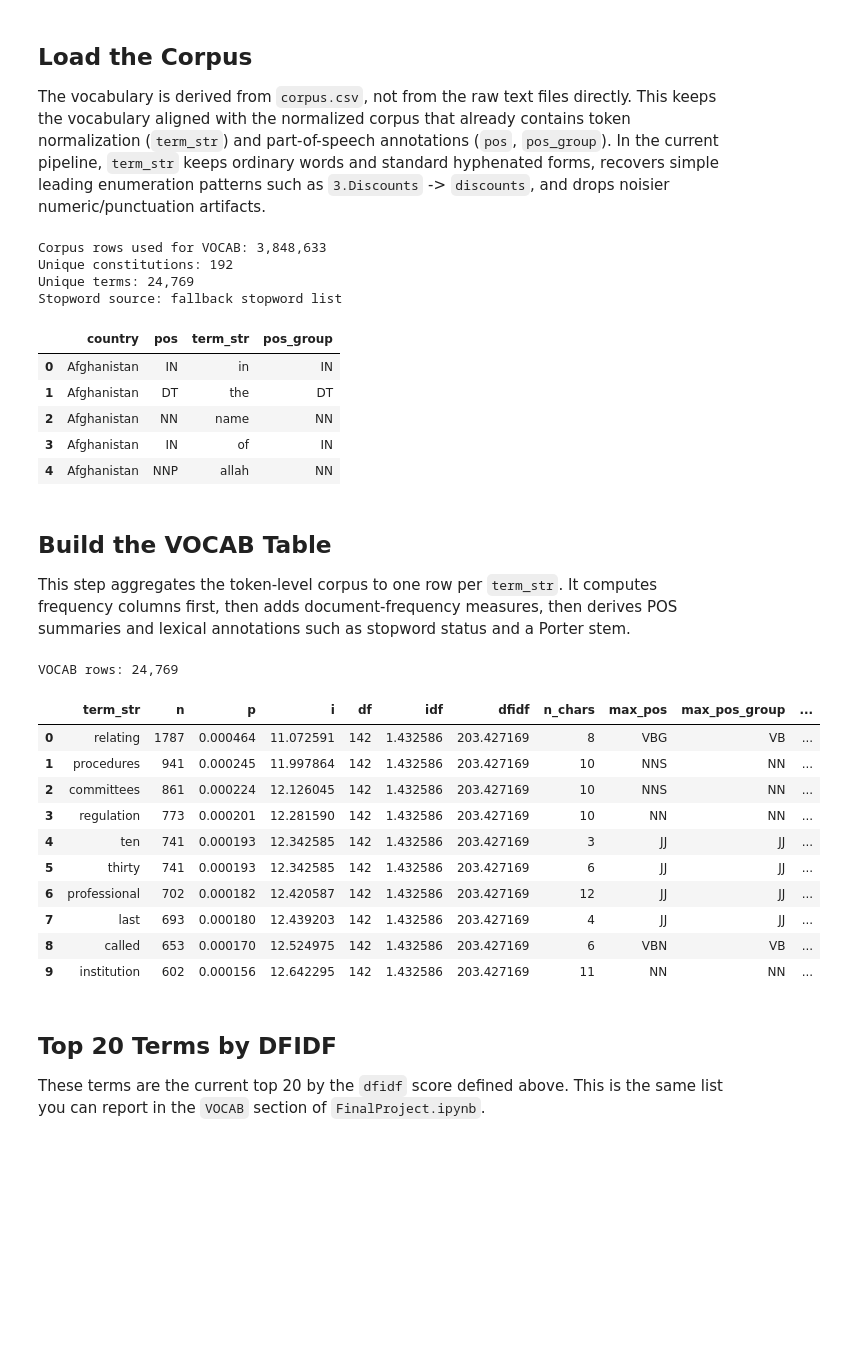
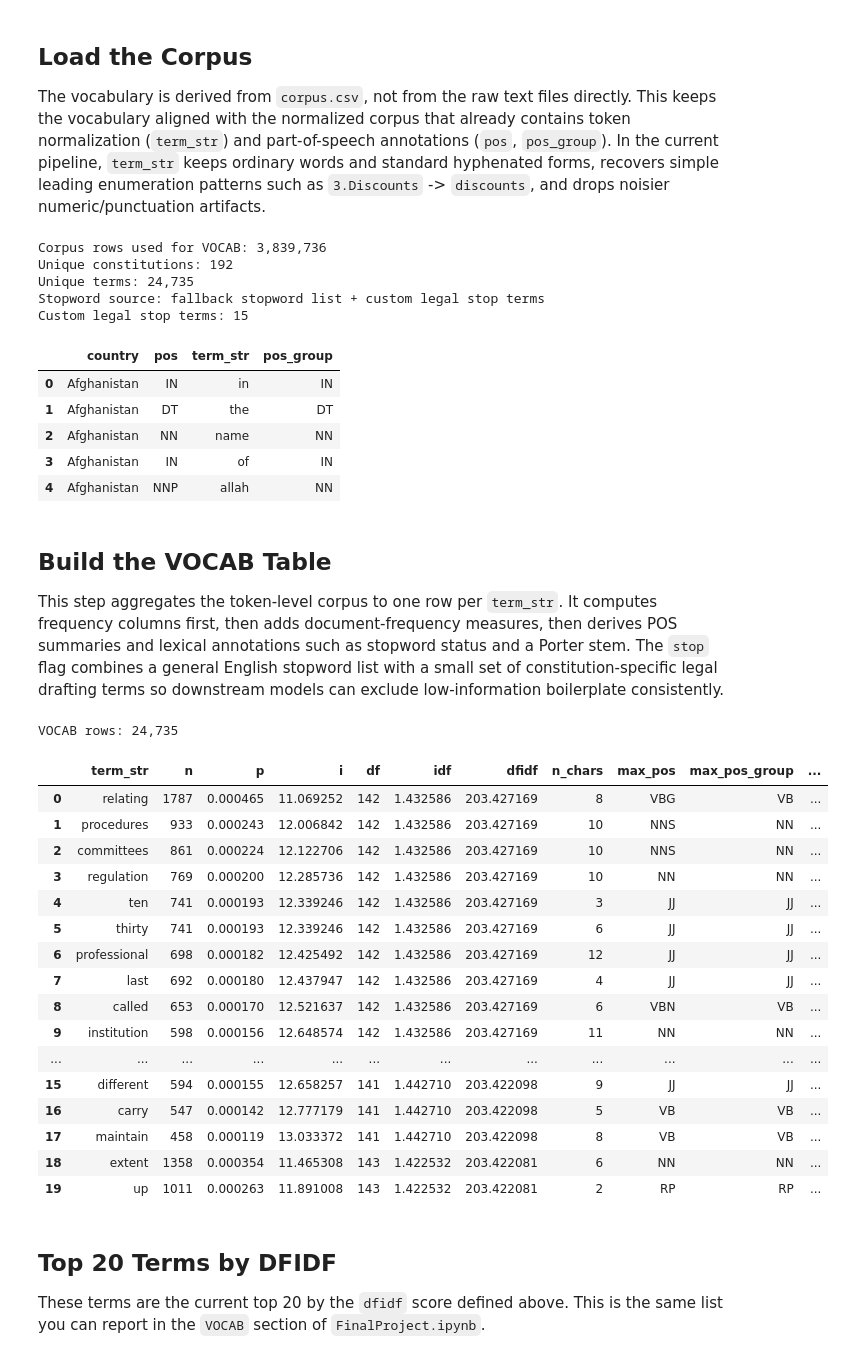
Before and after one commit to gknapp101/ds5001_final_project, a Jupyter notebook: build_vocab.ipynb, the cells around one changed output. Saved outputs shown, nothing was run; the diff lists cells and outputs as text; code cells hidden in the pictures; blank space fills up the shorter version.

```diff
--- a/build_vocab.ipynb
+++ b/build_vocab.ipynb
@@ -44,9 +44,17 @@ import numpy as np
 import pandas as pd
 from nltk.stem import PorterStemmer
 
+# Configure the core file paths and vocabulary-scoring options.
 CORPUS_CSV = Path('corpus.csv')
 OUTPUT_CSV = Path('vocab.csv')
 IDF_METHOD = 'smooth'
+
+# Domain-specific legal drafting terms treated as stopwords for this corpus.
+CUSTOM_LEGAL_STOP_TERMS = {
+    'article', 'articles', 'chapter', 'chapters', 'paragraph', 'paragraphs',
+    'part', 'parts', 'provision', 'provisions', 'section', 'sections',
+    'shall', 'subsection', 'subsections'
+}
 
 # Load stopwords from NLTK when available and fall back to a local list offline.
 FALLBACK_STOPWORDS = {
@@ -64,6 +72,9 @@ except LookupError:
     STOPWORDS = FALLBACK_STOPWORDS
     stopword_source = 'fallback stopword list'
 
+STOPWORDS = STOPWORDS | CUSTOM_LEGAL_STOP_TERMS
+stopword_source = f"{stopword_source} + custom legal stop terms"
+
 PORTER = PorterStemmer()
 # %% [markdown]
 ## Load the Corpus
@@ -84,12 +95,14 @@ print(f'Corpus rows used for VOCAB: {len(corpus):,}')
 print(f'Unique constitutions: {corpus["country"].nunique()}')
 print(f'Unique terms: {corpus["term_str"].nunique():,}')
 print(f'Stopword source: {stopword_source}')
+print(f'Custom legal stop terms: {len(CUSTOM_LEGAL_STOP_TERMS)}')
 corpus.head()
 # %% [output]
-Corpus rows used for VOCAB: 3,848,633
+Corpus rows used for VOCAB: 3,839,736
 Unique constitutions: 192
-Unique terms: 24,769
-Stopword source: fallback stopword list
+Unique terms: 24,735
+Stopword source: fallback stopword list + custom legal stop terms
+Custom legal stop terms: 15
 |  | country | pos | term_str | pos_group |
 | 0 | Afghanistan | IN | in | IN |
 | 1 | Afghanistan | DT | the | DT |
@@ -99,7 +112,7 @@ Stopword source: fallback stopword list
 # %% [markdown]
 ## Build the VOCAB Table
 
-This step aggregates the token-level corpus to one row per `term_str`. It computes frequency columns first, then adds document-frequency measures, then derives POS summaries and lexical annotations such as stopword status and a Porter stem.
+This step aggregates the token-level corpus to one row per `term_str`. It computes frequency columns first, then adds document-frequency measures, then derives POS summaries and lexical annotations such as stopword status and a Porter stem. The `stop` flag combines a general English stopword list with a small set of constitution-specific legal drafting terms so downstream models can exclude low-information boilerplate consistently.
 # %%
 def sorted_set_string(values) -> str:
     # Store unique values in a stable string form for easier inspection.
@@ -141,45 +154,51 @@ def build_vocab(corpus_df: pd.DataFrame) -> pd.DataFrame:
 
     # Summarize the dominant and full sets of POS labels for each term.
     pos_stats = corpus_df.groupby('term_str').agg(
         max_pos=('pos', dominant_value),
         max_pos_group=('pos_group', dominant_value),
         n_pos=('pos', 'nunique'),
         n_pos_group=('pos_group', 'nunique'),
         cat_pos=('pos', sorted_set_string),
         cat_pos_group=('pos_group', sorted_set_string),
     )
     vocab = vocab.join(pos_stats)
 
     # Add lexical flags used in later filtering and interpretation.
     vocab['stop'] = vocab.index.to_series().isin(STOPWORDS).astype(int)
     vocab['porter_stem'] = vocab.index.to_series().apply(PORTER.stem)
 
     vocab = vocab.reset_index()
     # Reorder columns to match the exported project schema.
     vocab = vocab[[
         'term_str', 'n', 'p', 'i', 'df', 'idf', 'dfidf', 'n_chars',
         'max_pos', 'max_pos_group', 'n_pos', 'cat_pos',
         'n_pos_group', 'cat_pos_group', 'stop', 'porter_stem'
     ]]
     return vocab.sort_values(['dfidf', 'n', 'term_str'], ascending=[False, False, True]).reset_index(drop=True)
 
 
 VOCAB = build_vocab(corpus)
 print(f'VOCAB rows: {len(VOCAB):,}')
-VOCAB.head(10)
+VOCAB.head(20)
 # %% [output]
-VOCAB rows: 24,769
+VOCAB rows: 24,735
 |  | term_str | n | p | i | df | idf | dfidf | n_chars | max_pos | max_pos_group | ... |
-| 0 | relating | 1787 | 0.000464 | 11.072591 | 142 | 1.432586 | 203.427169 | 8 | VBG | VB | ... |
-| 1 | procedures | 941 | 0.000245 | 11.997864 | 142 | 1.432586 | 203.427169 | 10 | NNS | NN | ... |
-| 2 | committees | 861 | 0.000224 | 12.126045 | 142 | 1.432586 | 203.427169 | 10 | NNS | NN | ... |
-| 3 | regulation | 773 | 0.000201 | 12.281590 | 142 | 1.432586 | 203.427169 | 10 | NN | NN | ... |
-| 4 | ten | 741 | 0.000193 | 12.342585 | 142 | 1.432586 | 203.427169 | 3 | JJ | JJ | ... |
-| 5 | thirty | 741 | 0.000193 | 12.342585 | 142 | 1.432586 | 203.427169 | 6 | JJ | JJ | ... |
-| 6 | professional | 702 | 0.000182 | 12.420587 | 142 | 1.432586 | 203.427169 | 12 | JJ | JJ | ... |
-| 7 | last | 693 | 0.000180 | 12.439203 | 142 | 1.432586 | 203.427169 | 4 | JJ | JJ | ... |
-| 8 | called | 653 | 0.000170 | 12.524975 | 142 | 1.432586 | 203.427169 | 6 | VBN | VB | ... |
-| 9 | institution | 602 | 0.000156 | 12.642295 | 142 | 1.432586 | 203.427169 | 11 | NN | NN | ... |
+| 0 | relating | 1787 | 0.000465 | 11.069252 | 142 | 1.432586 | 203.427169 | 8 | VBG | VB | ... |
+| 1 | procedures | 933 | 0.000243 | 12.006842 | 142 | 1.432586 | 203.427169 | 10 | NNS | NN | ... |
+| 2 | committees | 861 | 0.000224 | 12.122706 | 142 | 1.432586 | 203.427169 | 10 | NNS | NN | ... |
+| 3 | regulation | 769 | 0.000200 | 12.285736 | 142 | 1.432586 | 203.427169 | 10 | NN | NN | ... |
+| 4 | ten | 741 | 0.000193 | 12.339246 | 142 | 1.432586 | 203.427169 | 3 | JJ | JJ | ... |
+| 5 | thirty | 741 | 0.000193 | 12.339246 | 142 | 1.432586 | 203.427169 | 6 | JJ | JJ | ... |
+| 6 | professional | 698 | 0.000182 | 12.425492 | 142 | 1.432586 | 203.427169 | 12 | JJ | JJ | ... |
+| 7 | last | 692 | 0.000180 | 12.437947 | 142 | 1.432586 | 203.427169 | 4 | JJ | JJ | ... |
+| 8 | called | 653 | 0.000170 | 12.521637 | 142 | 1.432586 | 203.427169 | 6 | VBN | VB | ... |
+| 9 | institution | 598 | 0.000156 | 12.648574 | 142 | 1.432586 | 203.427169 | 11 | NN | NN | ... |
+| ... | ... | ... | ... | ... | ... | ... | ... | ... | ... | ... | ... |
+| 15 | different | 594 | 0.000155 | 12.658257 | 141 | 1.442710 | 203.422098 | 9 | JJ | JJ | ... |
+| 16 | carry | 547 | 0.000142 | 12.777179 | 141 | 1.442710 | 203.422098 | 5 | VB | VB | ... |
+| 17 | maintain | 458 | 0.000119 | 13.033372 | 141 | 1.442710 | 203.422098 | 8 | VB | VB | ... |
+| 18 | extent | 1358 | 0.000354 | 11.465308 | 143 | 1.422532 | 203.422081 | 6 | NN | NN | ... |
+| 19 | up | 1011 | 0.000263 | 11.891008 | 143 | 1.422532 | 203.422081 | 2 | RP | RP | ... |
 # %% [markdown]
 ## Top 20 Terms by DFIDF
 
```
Also changed, not shown: parts of 5 cells of this notebook.
